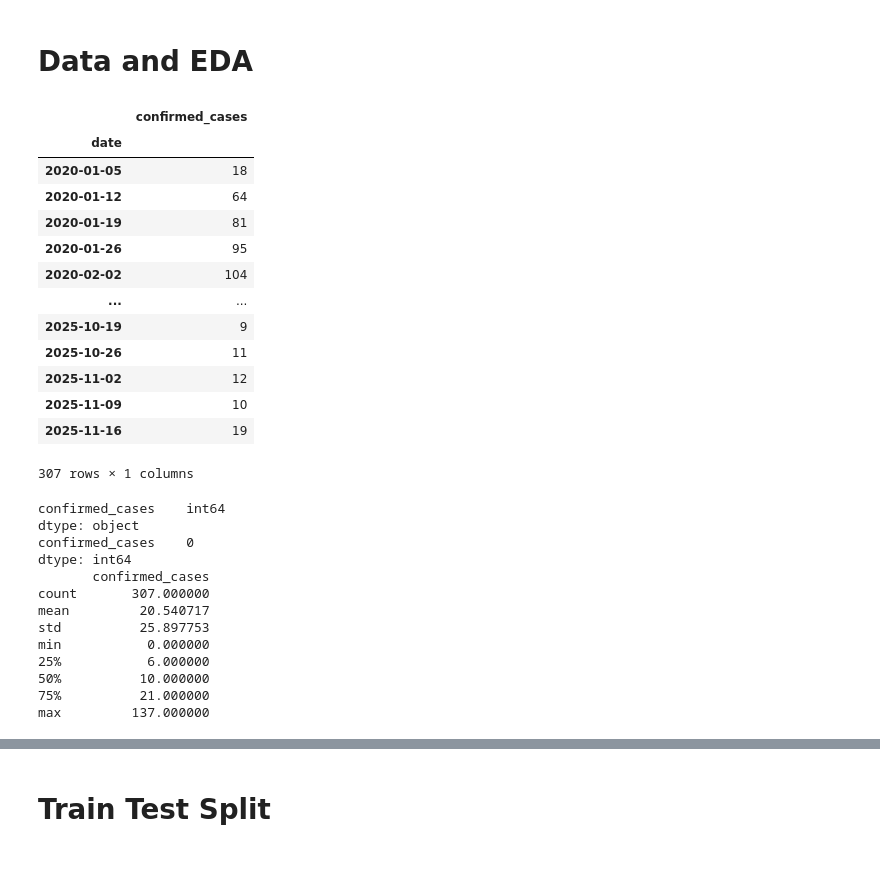
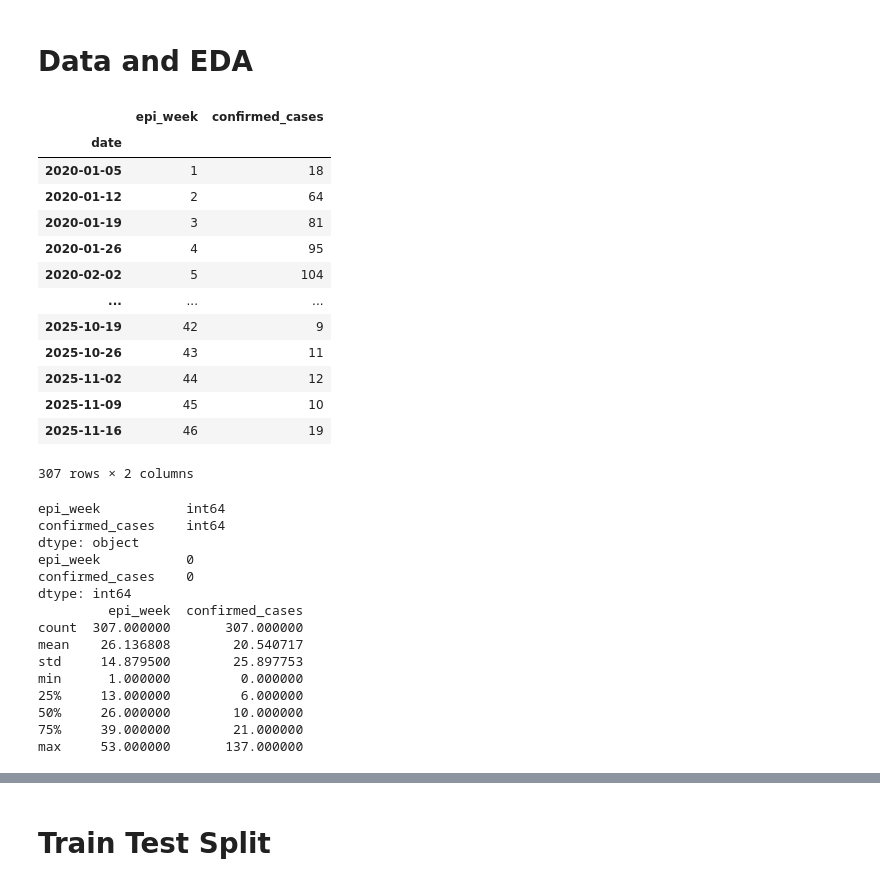
Before and after one commit to EmmanuelNiyi/Data-Driven-Surveillance-Lassa-Fever-Forecasting-for-Public-Health-Action, a Jupyter notebook: baseline-models.ipynb, the cells around one changed output, grey strips where cells are left out. Saved outputs shown, nothing was run; the diff lists cells and outputs as text; code cells hidden in the pictures.

```diff
--- a/baseline-models.ipynb
+++ b/baseline-models.ipynb
@@ -19,50 +19,52 @@ for dirname, _, filenames in os.walk('/kaggle/input'):
 # %%
 # read data into a dataframe
 df = pd.read_csv('/kaggle/input/ncdc-lassa-fever-timeseries-20202025/lassa_fever_timeseries_minimal.csv')
 
 # construct series dataframe
-ts_data = df[['week_end_date', 'confirmed_cases']].copy()
-ts_data.columns = ['date', 'confirmed_cases']
+ts_data = df[['week_end_date', 'epi_week', 'confirmed_cases']].copy()
+ts_data.columns = ['date', 'epi_week', 'confirmed_cases']
 
 # Ensure datetime index
 ts_data['date'] = pd.to_datetime(ts_data['date'])
 ts_data = ts_data.set_index('date')
 ts_data = ts_data.asfreq('W') # set frequency to weekly
 ts_data
 # %% [output]
-|  | confirmed_cases |
-| date |  |
-| 2020-01-05 | 18 |
-| 2020-01-12 | 64 |
-| 2020-01-19 | 81 |
-| 2020-01-26 | 95 |
-| 2020-02-02 | 104 |
-| ... | ... |
-| 2025-10-19 | 9 |
-| 2025-10-26 | 11 |
-| 2025-11-02 | 12 |
-| 2025-11-09 | 10 |
-| 2025-11-16 | 19 |
+|  | epi_week | confirmed_cases |
+| date |  |  |
+| 2020-01-05 | 1 | 18 |
+| 2020-01-12 | 2 | 64 |
+| 2020-01-19 | 3 | 81 |
+| 2020-01-26 | 4 | 95 |
+| 2020-02-02 | 5 | 104 |
+| ... | ... | ... |
+| 2025-10-19 | 42 | 9 |
+| 2025-10-26 | 43 | 11 |
+| 2025-11-02 | 44 | 12 |
+| 2025-11-09 | 45 | 10 |
+| 2025-11-16 | 46 | 19 |
-307 rows × 1 columns
+307 rows × 2 columns
 # %%
 # Some basic EDA
 print(ts_data.dtypes)
 print(ts_data.isnull().sum())
 print(ts_data.describe())
 # %% [output]
+epi_week           int64
 confirmed_cases    int64
 dtype: object
+epi_week           0
 confirmed_cases    0
 dtype: int64
-       confirmed_cases
-count       307.000000
-mean         20.540717
-std          25.897753
-min           0.000000
-25%           6.000000
-50%          10.000000
-75%          21.000000
-max         137.000000
+         epi_week  confirmed_cases
+count  307.000000       307.000000
+mean    26.136808        20.540717
+std     14.879500        25.897753
+min      1.000000         0.000000
+25%     13.000000         6.000000
+50%     26.000000        10.000000
+75%     39.000000        21.000000
+max     53.000000       137.000000
 # %%
 # create and display plot
 fig =  px.line(ts_data, x=ts_data.index, y="confirmed_cases",
```
Also changed, not shown: parts of 2 cells of this notebook.
